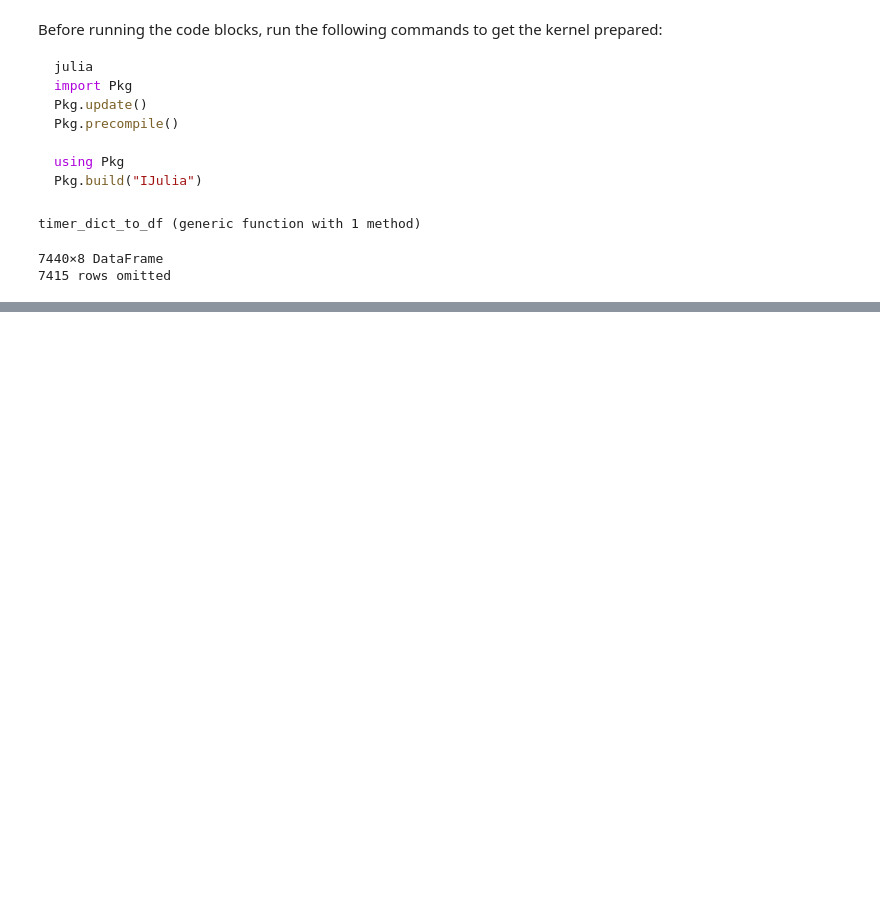
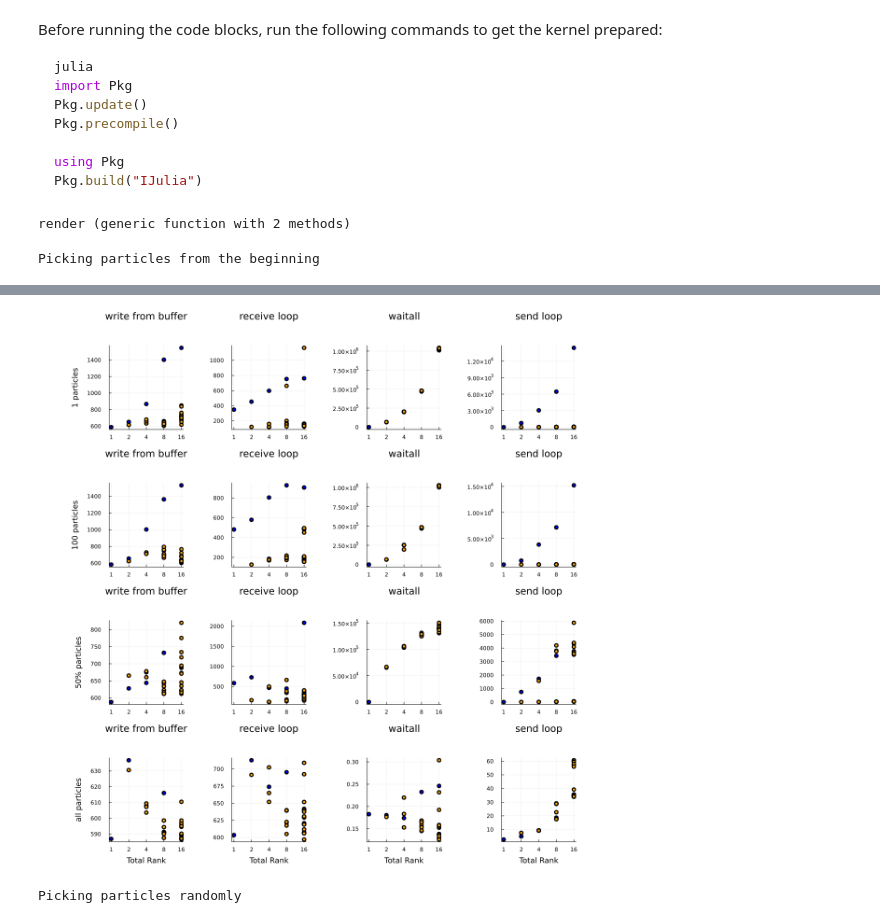
Before and after one commit to Angeladadd/ParticleDA.jl, a Jupyter notebook: extra/Plot_copy_states_julia.ipynb, the cells around one changed output, grey strips where cells are left out. Drawn from its saved outputs; the diff is of its cells as text; code cells hidden in the pictures; blank space fills up the shorter version.

```diff
--- a/extra/Plot_copy_states_julia.ipynb
+++ b/extra/Plot_copy_states_julia.ipynb
@@ -21,7 +21,7 @@ function timer_dict_to_df(timer_dict)
     for (trial, ranks) in timer_dict
         n_important_prt, total_rank, nprt_per_rank, perm = split(trial, ":")
         n_important_prt = n_important_prt == "half" ? "50%" : n_important_prt
-        trial_name = "$n_important_prt particles ($perm)"
+        trial_name = "$n_important_prt particles"
         for (rank, timers) in ranks
             for (op, metrics) in timers["inner_timers"]
                 for (metric, value) in metrics
@@ -45,31 +45,89 @@ function timer_dict_to_df(timer_dict)
     end
     return DataFrame(rows)
 end
+
+function render(df, label=false)
+  trials = unique(df.trial)
+  ops    = unique(df.op)
+
+  ntrials, nops = length(trials), length(ops)
+
+  # 2) Create an empty grid, with row & column titles
+  plt = plot(
+    layout     = (ntrials, nops),
+    legend = label ? :topleft : :none,
+    size       = (300 * nops, 300 * ntrials),
+  )
+
+  # 3) Fill it in
+  for (i, trial) in enumerate(trials)
+    for (j, op) in enumerate(ops)
+      sub = df[(df.trial .== trial) .& (df.op .== op), :]
+      for rk in unique(sub.rank)
+        subrk = sub[sub.rank .== rk, :]
+        scatter!(
+          plt[i, j],
+          string.(subrk.total_rank),    # categorical x
+          subrk.time_micros;
+          marker     = :circle,
+          markersize = 4,
+          label      = rk,
+          right_margin = 10mm,
+          color      = rk == "0" ? :blue : :orange,
+        )
+      end
+      plot!(plt[i, j], title = string(op), top_margin = 10mm)
+      if j == 1
+        plot!(plt[i, j], ylabel = string(trial), left_margin = 20mm)
+      end
+
+      # only the bottom row gets the shared x‐axis label
+      if i == ntrials
+        plot!(plt[i, j], xlabel = "Total Rank")
+      end
+    end
+  end
+
+  display(plt)
+end
 # %% [output]
-timer_dict_to_df (generic function with 1 method)
+render (generic function with 2 methods)
 # %%
 root = dirname(@__FILE__)
 h5path(rank) = joinpath(root, "../test/output", "all_timers_$(rank).h5")
 
-# 1) read the raw byte‐blob from disk, automatically closing the file
 all_timer_dfs = DataFrame()
 for rank in [1, 2, 4, 8, 16]
     blob = h5open(h5path(rank)) do f
         read(f, "all_timers")
     end
 
-    # 2) deserialize back into Dict{String,Dict{Int,Dict{String,Any}}}
+    # Deserialize back into Dict{String,Dict{Int,Dict{String,Any}}}
     merged_timers = deserialize(IOBuffer(blob))
 
-    # 3) convert to DataFrame
+    # Convert to DataFrame
     timer_df = timer_dict_to_df(merged_timers)
 
-    # 4) concat to all_timer_dfs
+    # Concat to all_timer_dfs
     all_timer_dfs = vcat(all_timer_dfs, timer_df)
 end
 
-# Sort by perm and trial
-all_timer_dfs = sort!(all_timer_dfs, [:trial, :perm])
+wide = unstack(
+  all_timer_dfs,
+  [:trial, :perm, :total_rank, :nprt_per_rank, :rank, :op],
+  :metric,
+  :value
+)
+
+# Compute the average time per call
+wide.time_micros .= wide.time_micros ./ wide.n_calls
+
+first_df = wide[wide.perm .== "firstperm", :]
+rand_df = wide[wide.perm .== "randperm", :]
+
+println("Picking particles from the beginning")
+render(first_df)
+println("Picking particles randomly")
+render(rand_df)
 # %% [output]
-7440×8 DataFrame
-7415 rows omitted
+Picking particles from the beginning
@@ -93,0 +134,2 @@ all_timer_dfs = sort!(all_timer_dfs, [:trial, :perm])
+[figure, added]
+Picking particles randomly
```
Also changed, not shown: parts of 4 cells of this notebook.
